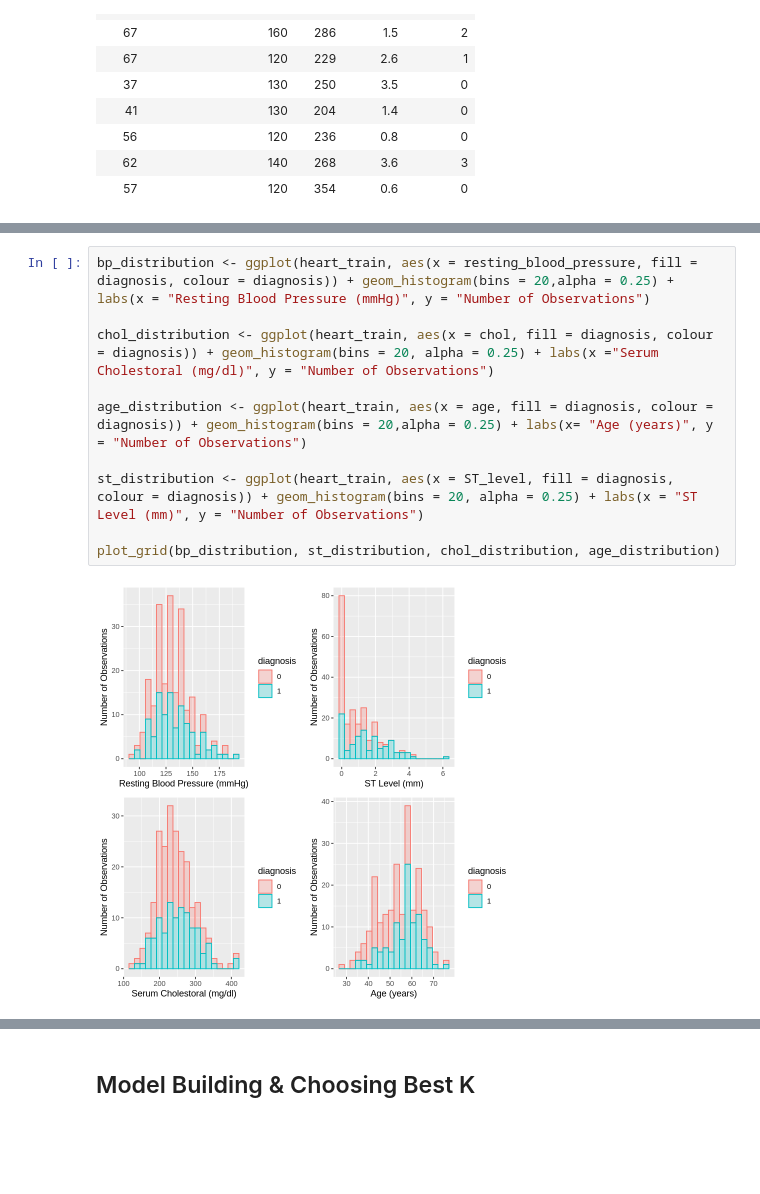
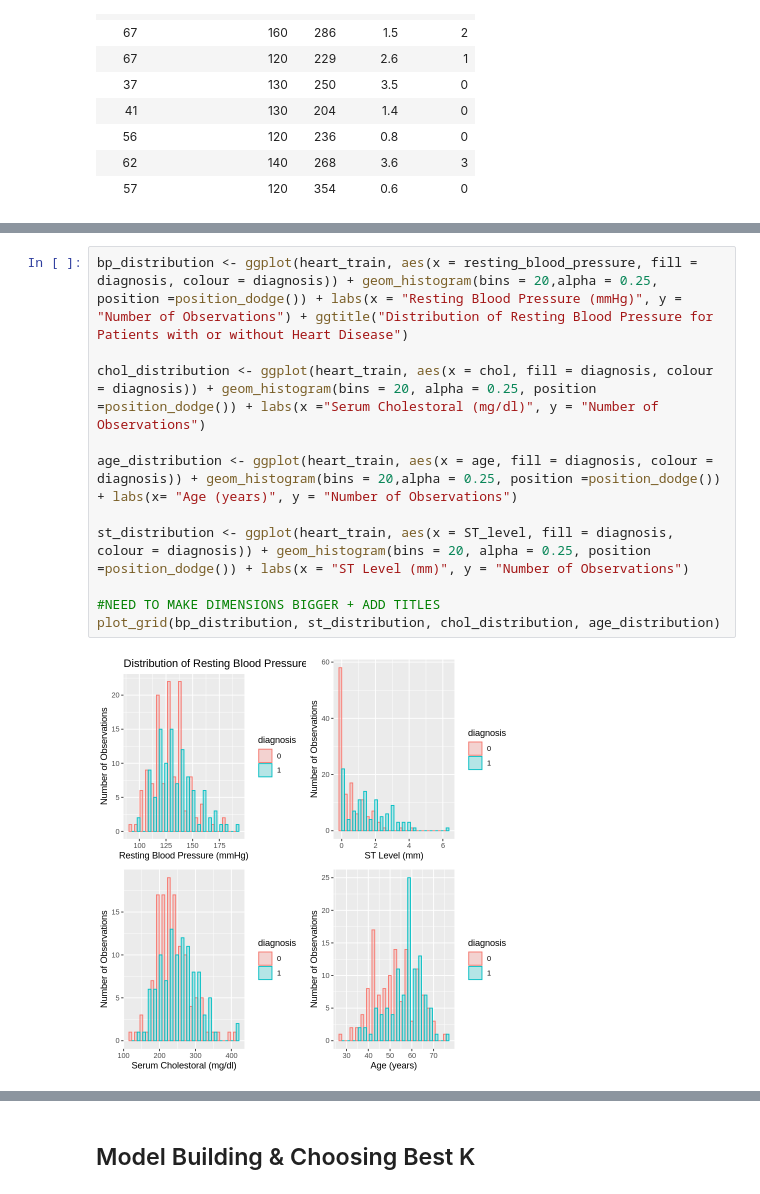
Before and after one commit to sendhelpDSCI/UBC_DSCI100_Group166, a Jupyter notebook: Code.ipynb, the cells around one changed output, grey strips where cells are left out. Cells and saved outputs as stored; diff of their text form; blank space fills up the shorter version.

Commit message:
started graph changes

```diff
--- a/Code.ipynb
+++ b/Code.ipynb
@@ -61,13 +97,14 @@ heart_test <- testing(heart_split)
 # %%
-bp_distribution <- ggplot(heart_train, aes(x = resting_blood_pressure, fill = diagnosis, colour = diagnosis)) + geom_histogram(bins = 20,alpha = 0.25) + labs(x = "Resting Blood Pressure (mmHg)", y = "Number of Observations")
+bp_distribution <- ggplot(heart_train, aes(x = resting_blood_pressure, fill = diagnosis, colour = diagnosis)) + geom_histogram(bins = 20,alpha = 0.25, position =position_dodge()) + labs(x = "Resting Blood Pressure (mmHg)", y = "Number of Observations") + ggtitle("Distribution of Resting Blood Pressure for Patients with or without Heart Disease")
 
-chol_distribution <- ggplot(heart_train, aes(x = chol, fill = diagnosis, colour = diagnosis)) + geom_histogram(bins = 20, alpha = 0.25) + labs(x ="Serum Cholestoral (mg/dl)", y = "Number of Observations")
+chol_distribution <- ggplot(heart_train, aes(x = chol, fill = diagnosis, colour = diagnosis)) + geom_histogram(bins = 20, alpha = 0.25, position =position_dodge()) + labs(x ="Serum Cholestoral (mg/dl)", y = "Number of Observations")
 
-age_distribution <- ggplot(heart_train, aes(x = age, fill = diagnosis, colour = diagnosis)) + geom_histogram(bins = 20,alpha = 0.25) + labs(x= "Age (years)", y = "Number of Observations")
+age_distribution <- ggplot(heart_train, aes(x = age, fill = diagnosis, colour = diagnosis)) + geom_histogram(bins = 20,alpha = 0.25, position =position_dodge()) + labs(x= "Age (years)", y = "Number of Observations")
 
-st_distribution <- ggplot(heart_train, aes(x = ST_level, fill = diagnosis, colour = diagnosis)) + geom_histogram(bins = 20, alpha = 0.25) + labs(x = "ST Level (mm)", y = "Number of Observations")
+st_distribution <- ggplot(heart_train, aes(x = ST_level, fill = diagnosis, colour = diagnosis)) + geom_histogram(bins = 20, alpha = 0.25, position =position_dodge()) + labs(x = "ST Level (mm)", y = "Number of Observations")
 
+#NEED TO MAKE DIMENSIONS BIGGER + ADD TITLES
 plot_grid(bp_distribution, st_distribution, chol_distribution, age_distribution)
 # %% [output]
-[figure, old version]
+[figure, new version]
 # %% [markdown]
```
Also changed, not shown: parts of 9 cells of this notebook.
